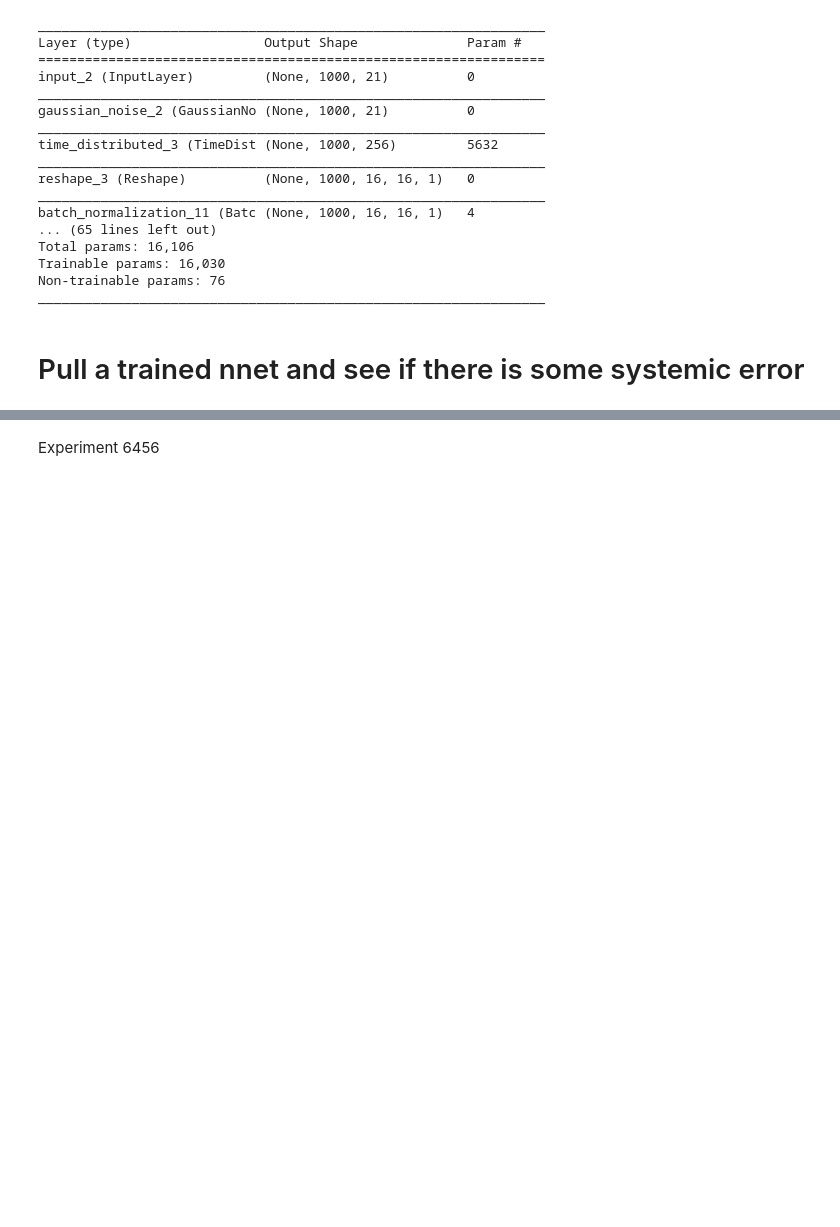
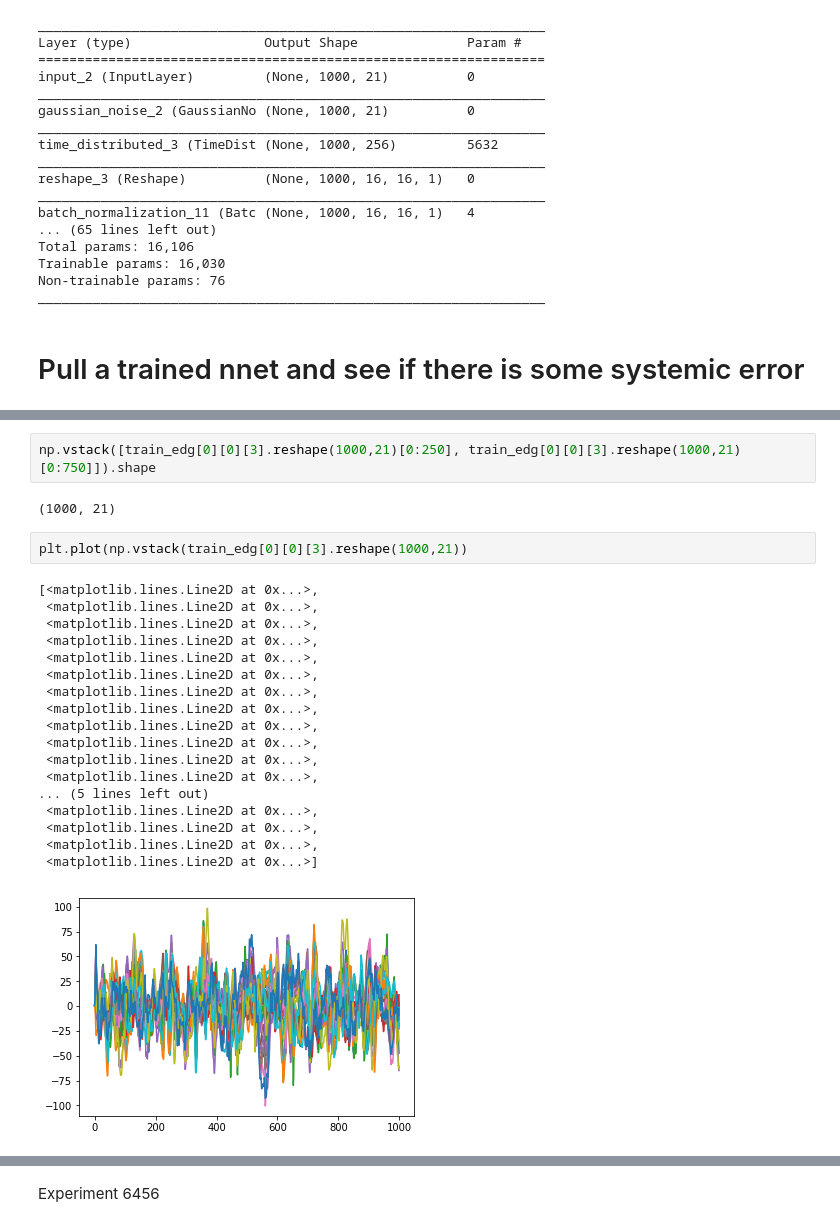
Before and after one commit to Saqibm128/eeg-tasks, a Jupyter notebook: notebooks/Seizure CNN Exploration.ipynb, the cells around one changed output, grey strips where cells are left out. Drawn from its saved outputs; the diff is of its cells as text; blank space fills up the shorter version.

```diff
--- a/notebooks/Seizure CNN Exploration.ipynb
+++ b/notebooks/Seizure CNN Exploration.ipynb
@@ -2000,0 +2093,25 @@ _________________________________________________________________
+# %%
+np.vstack([train_edg[0][0][3].reshape(1000,21)[0:250], train_edg[0][0][3].reshape(1000,21)[0:750]]).shape
+# %% [output]
+(1000, 21)
+# %%
+plt.plot(np.vstack(train_edg[0][0][3].reshape(1000,21))
+# %% [output]
+[<matplotlib.lines.Line2D at 0x...>,
+ <matplotlib.lines.Line2D at 0x...>,
+ <matplotlib.lines.Line2D at 0x...>,
+ <matplotlib.lines.Line2D at 0x...>,
+ <matplotlib.lines.Line2D at 0x...>,
+ <matplotlib.lines.Line2D at 0x...>,
+ <matplotlib.lines.Line2D at 0x...>,
+ <matplotlib.lines.Line2D at 0x...>,
+ <matplotlib.lines.Line2D at 0x...>,
+ <matplotlib.lines.Line2D at 0x...>,
+ <matplotlib.lines.Line2D at 0x...>,
+ <matplotlib.lines.Line2D at 0x...>,
+... (5 lines left out)
+ <matplotlib.lines.Line2D at 0x...>,
+ <matplotlib.lines.Line2D at 0x...>,
+ <matplotlib.lines.Line2D at 0x...>,
+ <matplotlib.lines.Line2D at 0x...>]
+[figure, added]
```
Also changed, not shown: parts of 63 cells of this notebook, 4 other files.
